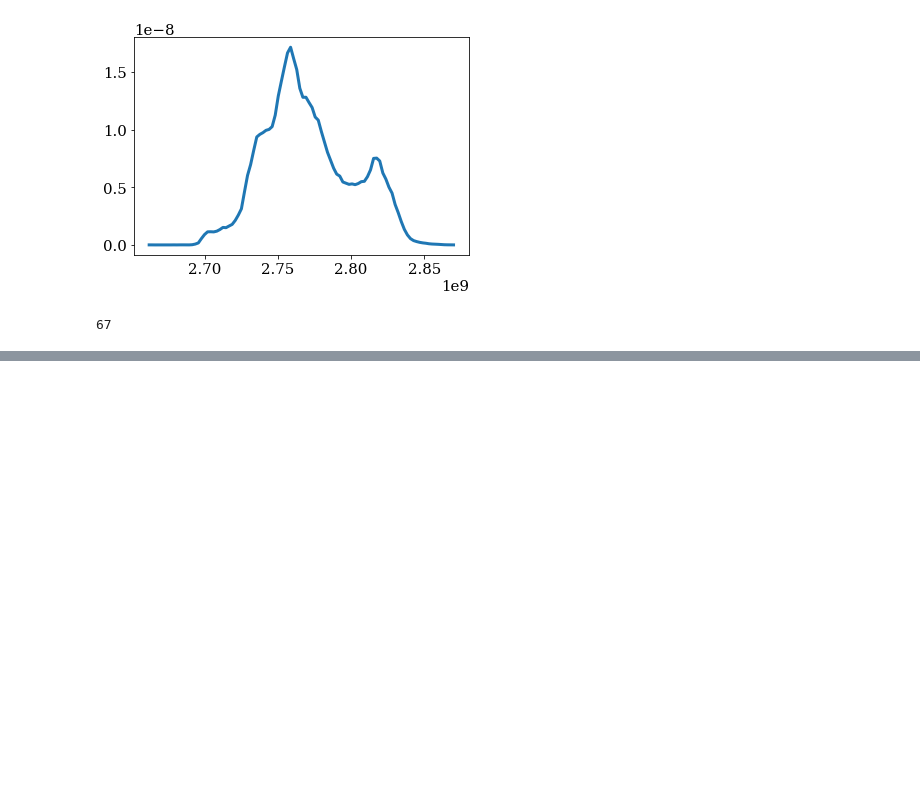
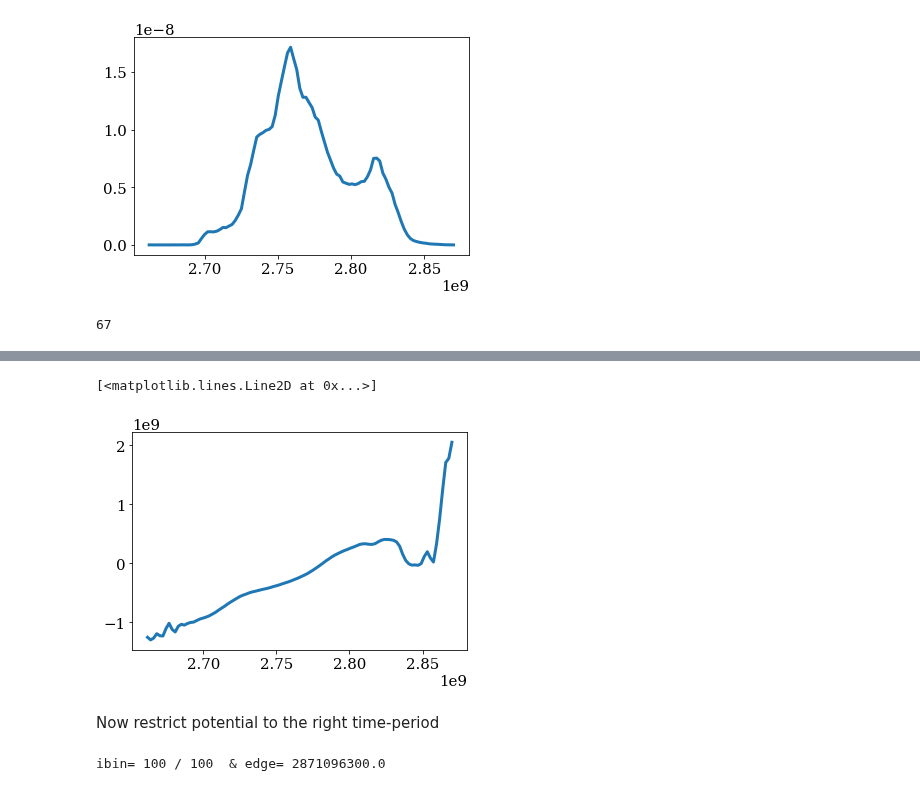
Before and after one commit to tbeucler/2019_WMI, a Jupyter notebook: dev/tbeucler/017_MSE_potential_decomposition.ipynb, the cells around one changed output, grey strips where cells are left out. Saved outputs shown, nothing was run; the diff lists cells and outputs as text; code cells hidden in the pictures; blank space fills up the shorter version.

```diff
--- a/dev/tbeucler/017_MSE_potential_decomposition.ipynb
+++ b/dev/tbeucler/017_MSE_potential_decomposition.ipynb
@@ -446,0 +523,9 @@ np.argmin(pdf[60:77])+60
+# %%
+MSE_ext = MSEallT.sel({'time':slice(date1-np.timedelta64(24,'h'), date2+np.timedelta64(24,'h'))}).values
+# %%
+dMSE_dt = (MSE_ext[2:,:,:]-MSE_ext[:-2,:,:])/(2*dt)
+# %%
+pathPKL = '/users/tbeucler/2019_WMI/dev/tbeucler/PKL_DATA/'
+hf = open(pathPKL+'2020_01_20_MSE_b.pkl','rb')
+S = pickle.load(hf)
+B = Bunch(S)
@@ -446,0 +540,7 @@ np.argmin(pdf[60:77])+60
+# %%
+plt.plot(binm,V)
+# %% [output]
+[<matplotlib.lines.Line2D at 0x...>]
+[figure, added]
+# %% [markdown]
+Now restrict potential to the right time-period
@@ -446,0 +553,4 @@ np.argmin(pdf[60:77])+60
+# %%
+F,binm,V = Landau.Landau_energy(MSE_ext[1:-1,:,:],dMSE_dt,B.p67_MSE,N_bins=100)
+# %% [output]
+ibin= 100 / 100  & edge= 2871096300.0
```
Also changed, not shown: parts of 45 cells of this notebook.
